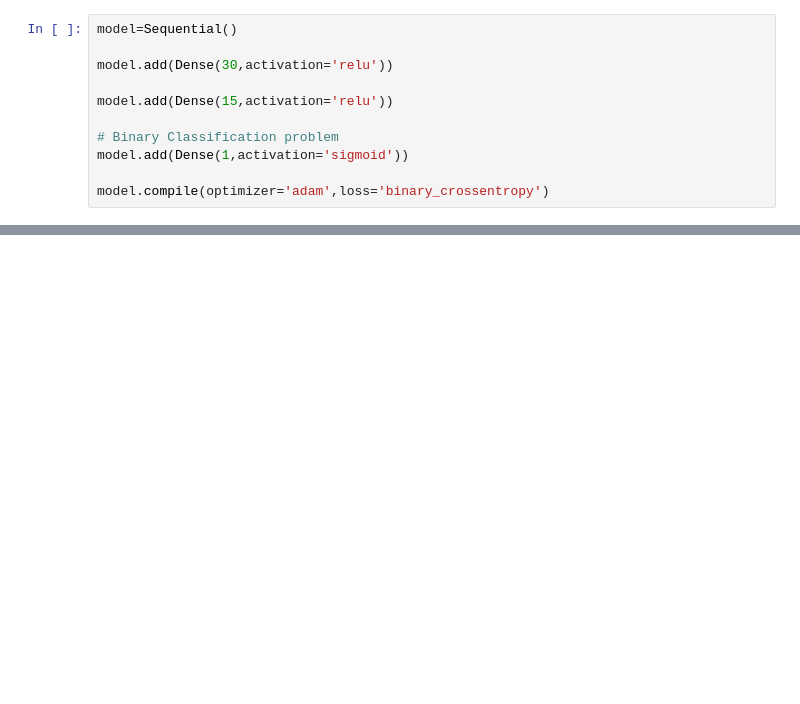
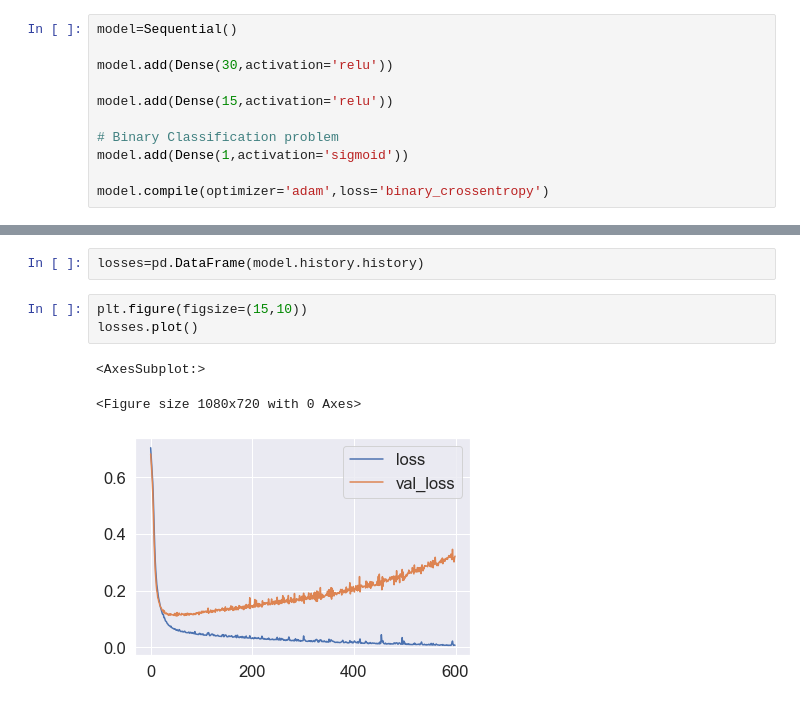
Before and after one commit to Ganesh4693/Tumour-classification, a Jupyter notebook: classification.ipynb, the cells around one changed output, grey strips where cells are left out. Saved outputs shown, nothing was run; the diff lists cells and outputs as text; blank space fills up the shorter version.

```diff
--- a/classification.ipynb
+++ b/classification.ipynb
@@ -143,0 +144,9 @@ KeyboardInterrupt:
+# %%
+losses=pd.DataFrame(model.history.history)
+# %%
+plt.figure(figsize=(15,10))
+losses.plot()
+# %% [output]
+<AxesSubplot:>
+<Figure size 1080x720 with 0 Axes>
+[figure, added]
```
Also changed, not shown: parts of 1 cell of this notebook.
